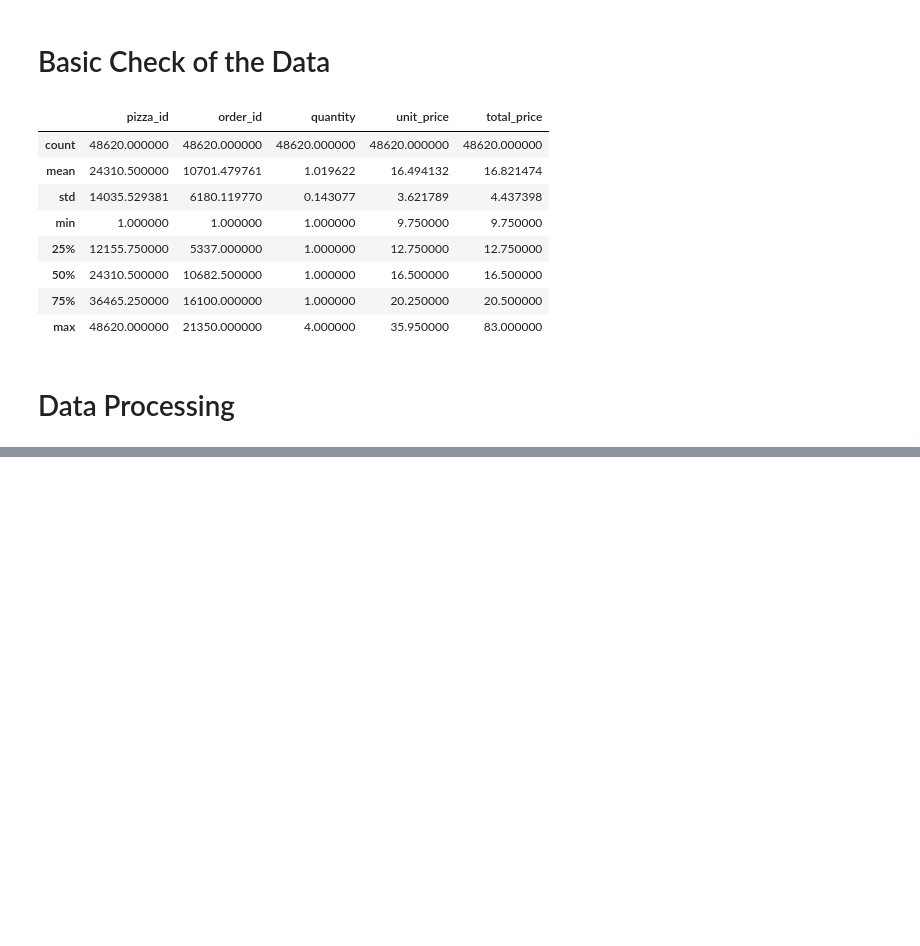
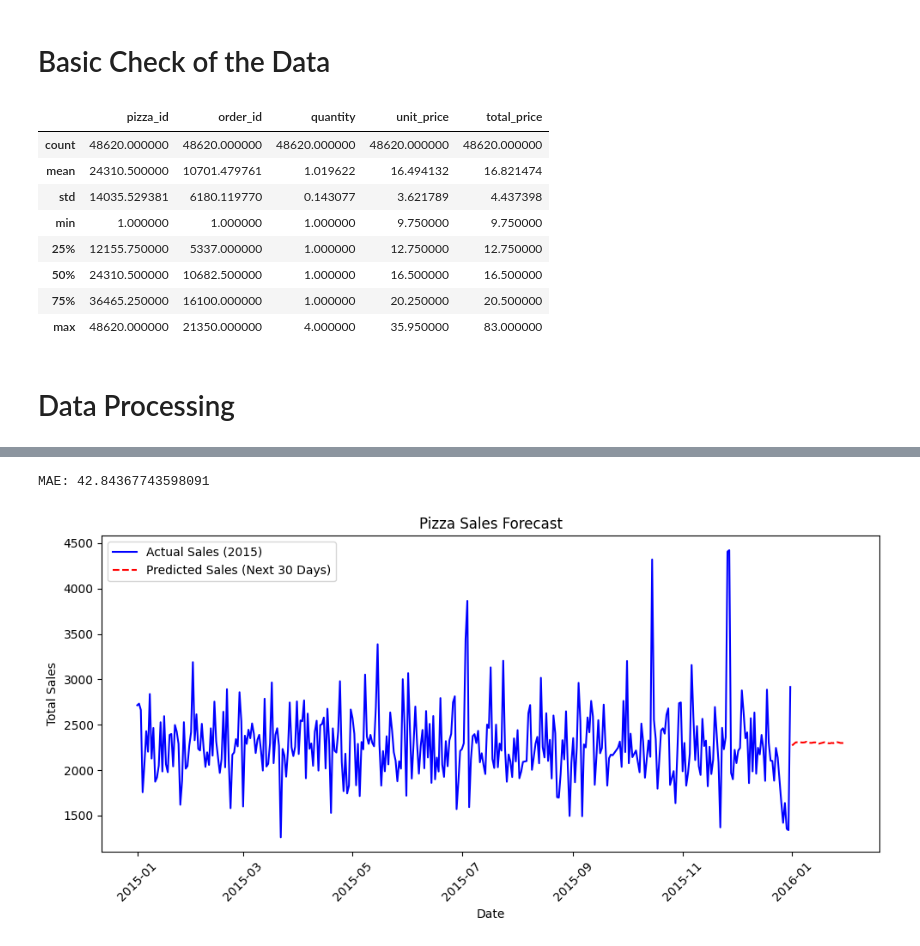
Before and after one commit to summerolmstead/Sales-Prediction, a Jupyter notebook: Pizza_Sales_ML_Project.ipynb, the cells around one changed output, grey strips where cells are left out. Drawn from its saved outputs; the diff is of its cells as text; code cells hidden in the pictures; blank space fills up the shorter version.

```diff
--- a/Pizza_Sales_ML_Project.ipynb
+++ b/Pizza_Sales_ML_Project.ipynb
@@ -342,0 +88,76 @@ plt.show()
+# %%
+import pandas as pd
+import numpy as np
+import xgboost as xgb
+import matplotlib.pyplot as plt
+from sklearn.model_selection import train_test_split
+from sklearn.metrics import mean_absolute_error
+
+# Convert order_date to datetime
+df['order_date'] = pd.to_datetime(df['order_date'])
+
+# Aggregate daily total sales
+daily_sales = df.groupby('order_date').agg(
+    total_sales=('total_price', 'sum'),
+    total_quantity=('quantity', 'sum')
+).reset_index()
+
+# Feature engineering for daily data
+daily_sales['day'] = daily_sales['order_date'].dt.day
+daily_sales['month'] = daily_sales['order_date'].dt.month
+daily_sales['year'] = daily_sales['order_date'].dt.year
+daily_sales['weekday'] = daily_sales['order_date'].dt.weekday
+
+# Add lag features
+daily_sales['lag_1'] = daily_sales['total_sales'].shift(1)  # Yesterday's sales
+daily_sales['lag_7'] = daily_sales['total_sales'].shift(7)  # Sales from a week ago
+
+# Fill NaNs from shifting
+daily_sales.fillna(0, inplace=True)
+
+# Prepare feature matrix (X) and target variable (y)
+X = daily_sales[['day', 'month', 'year', 'weekday', 'total_quantity', 'lag_1', 'lag_7']]
+y = daily_sales['total_sales']
+
+# Train-test split
+X_train, X_test, y_train, y_test = train_test_split(X, y, test_size=0.2, random_state=42)
+
+# Train XGBoost model
+model = xgb.XGBRegressor(objective='reg:squarederror', n_estimators=500, max_depth=5, learning_rate=0.05)
+model.fit(X_train, y_train)
+
+# Predict test data
+y_pred = model.predict(X_test)
+mae = mean_absolute_error(y_test, y_pred)
+print(f'MAE: {mae}')
+
+# Predict next 30 days
+future_dates = pd.date_range(daily_sales['order_date'].max(), periods=31, freq='D')[1:]
+future_features = pd.DataFrame({
+    'day': future_dates.day,
+    'month': future_dates.month,
+    'year': future_dates.year,
+    'weekday': future_dates.weekday,
+    'total_quantity': np.mean(daily_sales['total_quantity']),  # Use avg past quantity
+    'lag_1': daily_sales['total_sales'].iloc[-1],  # Last known sales
+    'lag_7': daily_sales['total_sales'].iloc[-7]   # Sales from last week
+})
+
+# Predict future sales
+future_sales = model.predict(future_features)
+
+# Plot results
+plt.figure(figsize=(10, 5))
+plt.plot(daily_sales['order_date'], daily_sales['total_sales'], label='Actual Sales (2015)', color='blue')
+plt.plot(future_dates, future_sales, label='Predicted Sales (Next 30 Days)', color='red', linestyle='--')
+
+plt.xlabel('Date')
+plt.ylabel('Total Sales')
+plt.title('Pizza Sales Forecast')
+plt.legend()
+plt.xticks(rotation=45)
+plt.tight_layout()
+plt.show()
+# %% [output]
+MAE: 42.84367743598091
+[figure, added]
```
Also changed, not shown: parts of 9 cells of this notebook.
